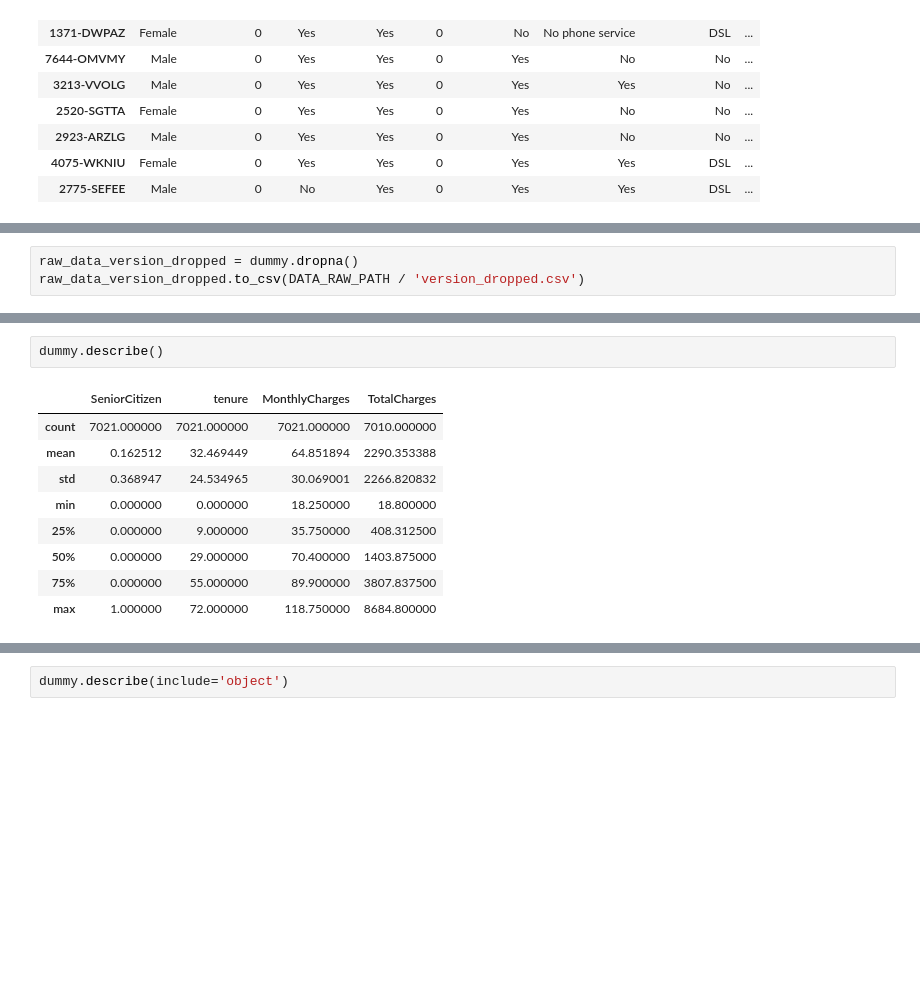
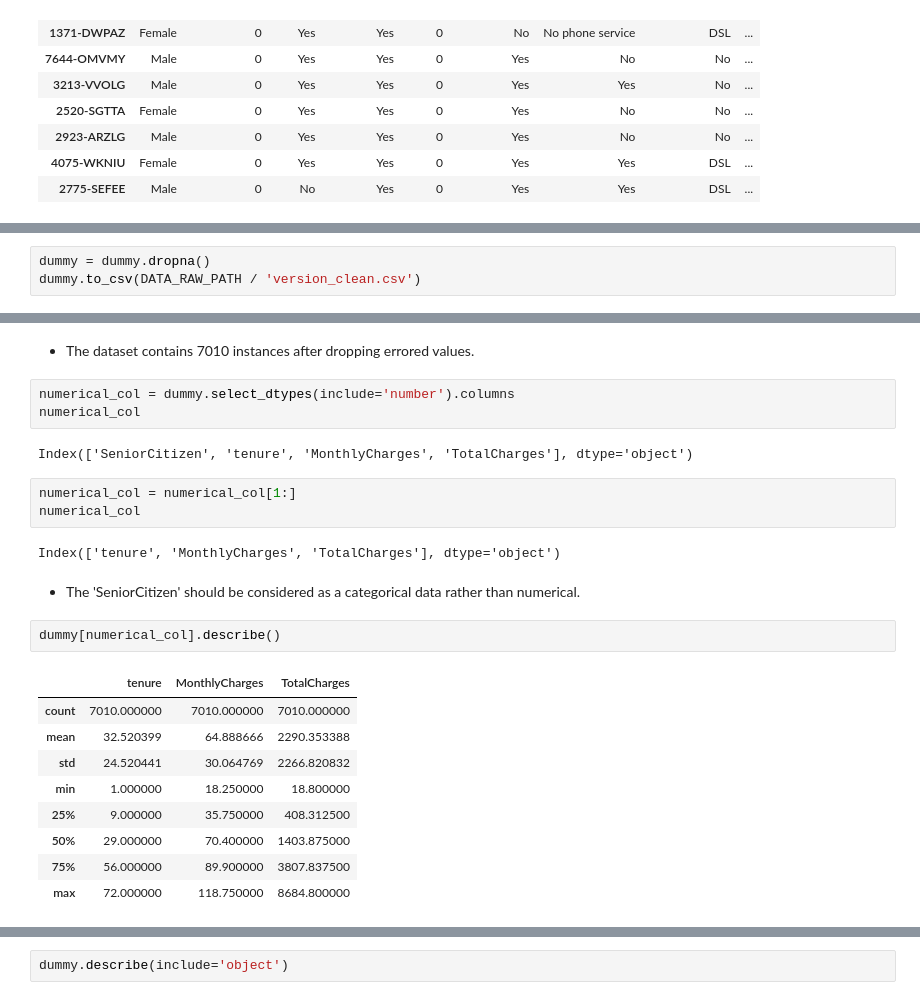
Before and after one commit to ElOuarary/Customer_Churn_Prediction, a Jupyter notebook: notebooks/exploratory_data_analysis.ipynb, the cells around one changed output, grey strips where cells are left out. Drawn from its saved outputs; the diff is of its cells as text; blank space fills up the shorter version.

```diff
--- a/notebooks/exploratory_data_analysis.ipynb
+++ b/notebooks/exploratory_data_analysis.ipynb
@@ -133,3 +137,3 @@ Based on the result there is missing values in the **TotalCharges** features, th
 # %%
-raw_data_version_dropped = dummy.dropna()
-raw_data_version_dropped.to_csv(DATA_RAW_PATH / 'version_dropped.csv')
+dummy = dummy.dropna()
+dummy.to_csv(DATA_RAW_PATH / 'version_clean.csv')
@@ -155,15 +157,29 @@ Data columns (total 20 columns):
  19  Churn             7010 non-null   object
 dtypes: float64(2), int64(2), object(16)
 memory usage: 1.1+ MB
+# %% [markdown]
+- The dataset contains 7010 instances after dropping errored values.
+# %%
+numerical_col = dummy.select_dtypes(include='number').columns
+numerical_col
+# %% [output]
+Index(['SeniorCitizen', 'tenure', 'MonthlyCharges', 'TotalCharges'], dtype='object')
+# %%
+numerical_col = numerical_col[1:]
+numerical_col
+# %% [output]
+Index(['tenure', 'MonthlyCharges', 'TotalCharges'], dtype='object')
+# %% [markdown]
+- The 'SeniorCitizen' should be considered as a categorical data rather than numerical.
 # %%
-dummy.describe()
+dummy[numerical_col].describe()
 # %% [output]
-|  | SeniorCitizen | tenure | MonthlyCharges | TotalCharges |
-| count | 7021.000000 | 7021.000000 | 7021.000000 | 7010.000000 |
-| mean | 0.162512 | 32.469449 | 64.851894 | 2290.353388 |
-| std | 0.368947 | 24.534965 | 30.069001 | 2266.820832 |
-| min | 0.000000 | 0.000000 | 18.250000 | 18.800000 |
-| 25% | 0.000000 | 9.000000 | 35.750000 | 408.312500 |
-| 50% | 0.000000 | 29.000000 | 70.400000 | 1403.875000 |
-| 75% | 0.000000 | 55.000000 | 89.900000 | 3807.837500 |
-| max | 1.000000 | 72.000000 | 118.750000 | 8684.800000 |
+|  | tenure | MonthlyCharges | TotalCharges |
+| count | 7010.000000 | 7010.000000 | 7010.000000 |
+| mean | 32.520399 | 64.888666 | 2290.353388 |
+| std | 24.520441 | 30.064769 | 2266.820832 |
+| min | 1.000000 | 18.250000 | 18.800000 |
+| 25% | 9.000000 | 35.750000 | 408.312500 |
+| 50% | 29.000000 | 70.400000 | 1403.875000 |
+| 75% | 56.000000 | 89.900000 | 3807.837500 |
+| max | 72.000000 | 118.750000 | 8684.800000 |
```
Also changed, not shown: parts of 10 cells of this notebook, 1 other file.
